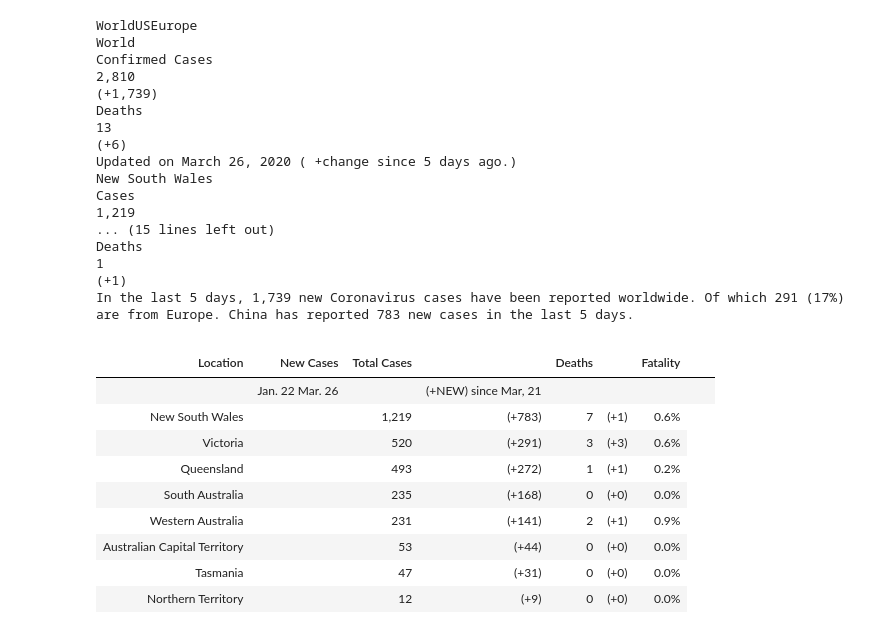
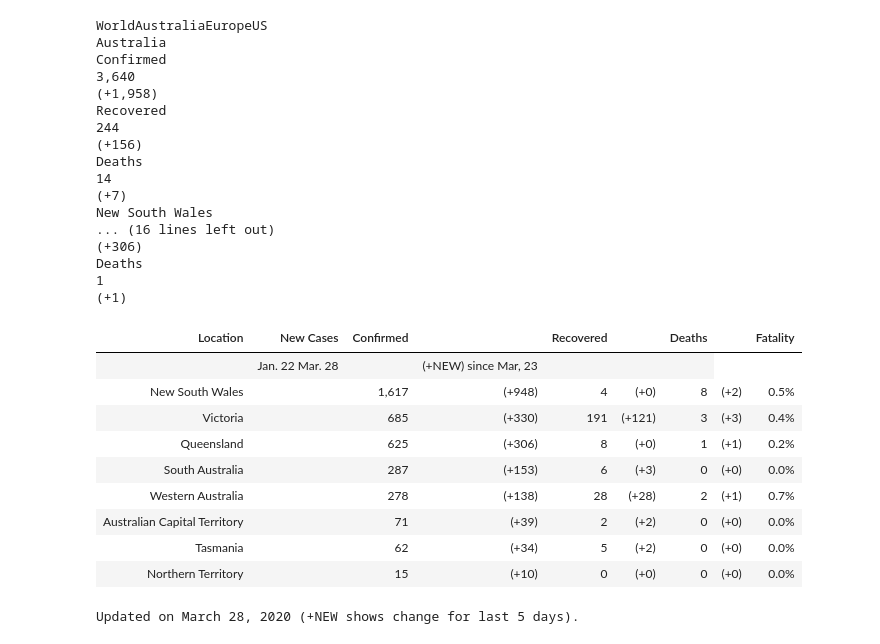
Before and after one commit to iamashks/covid19-australia, a Jupyter notebook: index.ipynb, the cells around one changed output. Drawn from its saved outputs; the diff is of its cells as text; code cells hidden in the pictures.

```diff
--- a/index.ipynb
+++ b/index.ipynb
@@ -29,11 +29,14 @@ COL_1DAY = dft_confirm.columns[-1 - 1]
 COL_5DAY = dft_confirm.columns[-1 - 5]
 COL_50DAY = dft_confirm.columns[-1 - 50]
 
-df_table = pd.DataFrame({'State': dft_confirm[COL_STATE],
-                         'Cases': dft_confirm[COL_TODAY], 'Deaths': dft_demised[COL_TODAY]})
+df_table = pd.DataFrame({'State': dft_confirm[COL_STATE], 'Cases': dft_confirm[COL_TODAY],
+                         'Recover': dft_recover[COL_TODAY], 'Deaths': dft_demised[COL_TODAY]})
+
 df_table['Cases (5D)'] = np.array(dft_confirm[COL_TODAY]) - np.array(dft_confirm[COL_5DAY])
+df_table['Recover (5D)'] = np.array(dft_recover[COL_TODAY]) - np.array(dft_recover[COL_5DAY])
 df_table['Deaths (5D)'] = np.array(dft_demised[COL_TODAY]) - np.array(dft_demised[COL_5DAY])
 df_table['Cases (1D)'] = np.array(dft_confirm[COL_TODAY]) - np.array(dft_confirm[COL_1DAY])
+df_table['Recover (1D)'] = np.array(dft_recover[COL_TODAY]) - np.array(dft_recover[COL_1DAY])
 df_table['Deaths (1D)'] = np.array(dft_demised[COL_TODAY]) - np.array(dft_demised[COL_1DAY])
 df_table['Fatality Rate'] = (100 * df_table['Deaths'] / df_table['Cases']).round(1)
 
@@ -58,7 +61,7 @@ dt_cols = dft_confirm.columns[~dft_confirm.columns.isin([COL_STATE, COL_COUNTRY,
 dft_cases = dft_confirm.groupby(COL_STATE)[dt_cols].sum()
 dft_cases_new = dft_cases.diff(axis=1).fillna(0).astype(int)
 
-include_cols = ['Cases', 'Deaths', 'Cases (5D)', 'Deaths (5D)']
+include_cols = ['Cases', 'Recover', 'Deaths', 'Cases (5D)', 'Recover (5D)', 'Deaths (5D)']
 
 summary_nsw = df_table[df_table['State'].eq('New South Wales')][include_cols].sum().add_prefix('NSW ')
 summary_vic = df_table[df_table['State'].eq('Victoria')][include_cols].sum().add_prefix('VIC ')
@@ -89,37 +91,40 @@ summary
 # %%
 templateLoader = jj.FileSystemLoader(searchpath='./')
 templateEnv = jj.Environment(loader=templateLoader)
 
 template = templateEnv.get_template('templates/overview.html')
 html_text = template.render(D=summary, table=df_table, newcases=dft_cases_new, np=np, pd=pd, enumerate=enumerate)
 
+with open('.local/temp1.html', 'w') as f:
+    f.write(html_text)
+
 HTML(f'<div>{html_text}</div>')
 # %% [output]
-WorldUSEurope
-World
-Confirmed Cases
-2,810
-(+1,739)
+WorldAustraliaEuropeUS
+Australia
+Confirmed
+3,640
+(+1,958)
+Recovered
+244
+(+156)
 Deaths
-13
-(+6)
-Updated on March 26, 2020 ( +change since 5 days ago.)
+14
+(+7)
 New South Wales
-Cases
-1,219
-... (15 lines left out)
+... (16 lines left out)
+(+306)
 Deaths
 1
 (+1)
-In the last 5 days, 1,739 new Coronavirus cases have been reported worldwide. Of which 291 (17%) are from Europe. China has reported 783 new cases in the last 5 days.
-|  |  |  |  |  |  |  |  |  |
-| Location | New Cases | Total Cases |  | Deaths |  | Fatality |
-|  | Jan. 22 Mar. 26 |  | (+NEW) since Mar, 21 |  |  |  |  |  |
-| New South Wales |  | 1,219 | (+783) | 7 | (+1) | 0.6% |
-| Victoria |  | 520 | (+291) | 3 | (+3) | 0.6% |
-| Queensland |  | 493 | (+272) | 1 | (+1) | 0.2% |
-| South Australia |  | 235 | (+168) | 0 | (+0) | 0.0% |
-| Western Australia |  | 231 | (+141) | 2 | (+1) | 0.9% |
-| Australian Capital Territory |  | 53 | (+44) | 0 | (+0) | 0.0% |
-| Tasmania |  | 47 | (+31) | 0 | (+0) | 0.0% |
-| Northern Territory |  | 12 | (+9) | 0 | (+0) | 0.0% |
+| Location | New Cases | Confirmed |  | Recovered |  | Deaths |  | Fatality |
+|  | Jan. 22 Mar. 28 |  | (+NEW) since Mar, 23 |  |  |  |
+| New South Wales |  | 1,617 | (+948) | 4 | (+0) | 8 | (+2) | 0.5% |
+| Victoria |  | 685 | (+330) | 191 | (+121) | 3 | (+3) | 0.4% |
+| Queensland |  | 625 | (+306) | 8 | (+0) | 1 | (+1) | 0.2% |
+| South Australia |  | 287 | (+153) | 6 | (+3) | 0 | (+0) | 0.0% |
+| Western Australia |  | 278 | (+138) | 28 | (+28) | 2 | (+1) | 0.7% |
+| Australian Capital Territory |  | 71 | (+39) | 2 | (+2) | 0 | (+0) | 0.0% |
+| Tasmania |  | 62 | (+34) | 5 | (+2) | 0 | (+0) | 0.0% |
+| Northern Territory |  | 15 | (+10) | 0 | (+0) | 0 | (+0) | 0.0% |
+Updated on March 28, 2020 (+NEW shows change for last 5 days).
```
Also changed, not shown: parts of 2 cells of this notebook, 4 other files.
